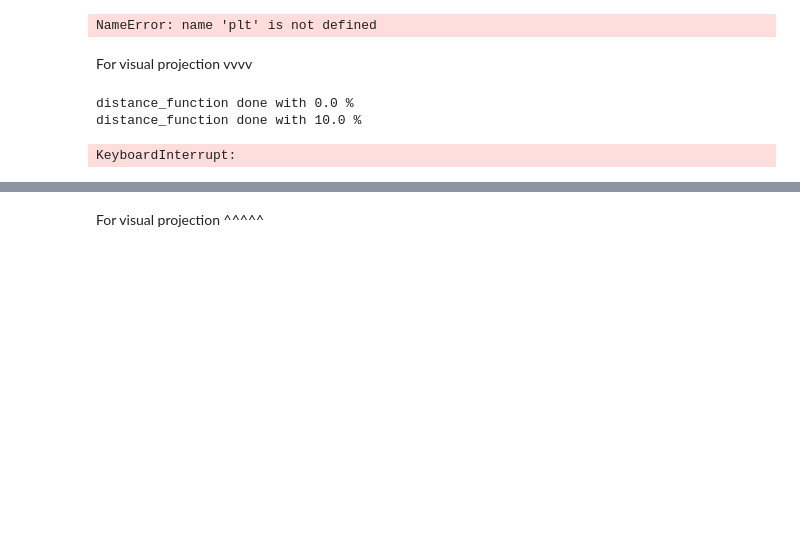
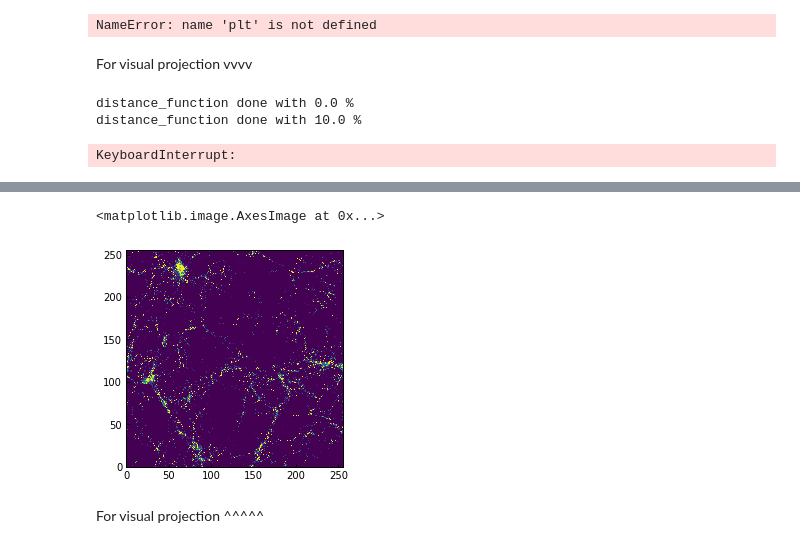
Before and after one commit to zpenoyre/illustrisOld, a Jupyter notebook: web/code/model_checks.ipynb, the cells around one changed output, grey strips where cells are left out. Saved outputs shown, nothing was run; the diff lists cells and outputs as text; code cells hidden in the pictures; blank space fills up the shorter version.

```diff
--- a/web/code/model_checks.ipynb
+++ b/web/code/model_checks.ipynb
@@ -3,13 +3,18 @@
 import matplotlib as mpl
 import matplotlib.pyplot as plt
 %matplotlib inline
+matplotlib.use('pdf')
 import numpy as np
 import random
 from __future__ import division
 %pylab inline
-pylab.rcParams['figure.figsize'] = (16, 16)
 from matplotlib.patches import Polygon
 from matplotlib.collections import PolyCollection
-import data_subroutines.volume as vf
+import subroutines.volume as vf
+import subroutines.plot_functions as plot_functions
+%load_ext autoreload
+%autoreload 2
+rcParams['xtick.direction'] = 'in'
+rcParams['ytick.direction'] = 'in'
 # %% [output]
 Populating the interactive namespace from numpy and matplotlib
@@ -354,2 +511,13 @@ plt.show()
+# %%
+halo_data_joined = np.loadtxt("/Users/alex/Documents/Research/Astro/vm_shared_folder_v2/il_1_snap_135_halo_data_joined_7Mpc_slice.txt", comments='#', delimiter=',')
+# %%
+r=halo_data_joined[:,0:3]/0.7
+m=halo_data_joined[:,3]
+pixels=plot_functions.pixelMap(r, m, 256, 75000/0.7)
+# %%
+plt.imshow(pixels,vmin=1,vmax=10, origin='lower')
+# %% [output]
+<matplotlib.image.AxesImage at 0x...>
+[figure, added]
 # %% [markdown]
 For visual projection ^^^^^
```
Also changed, not shown: parts of 19 cells of this notebook, 2 other files.
